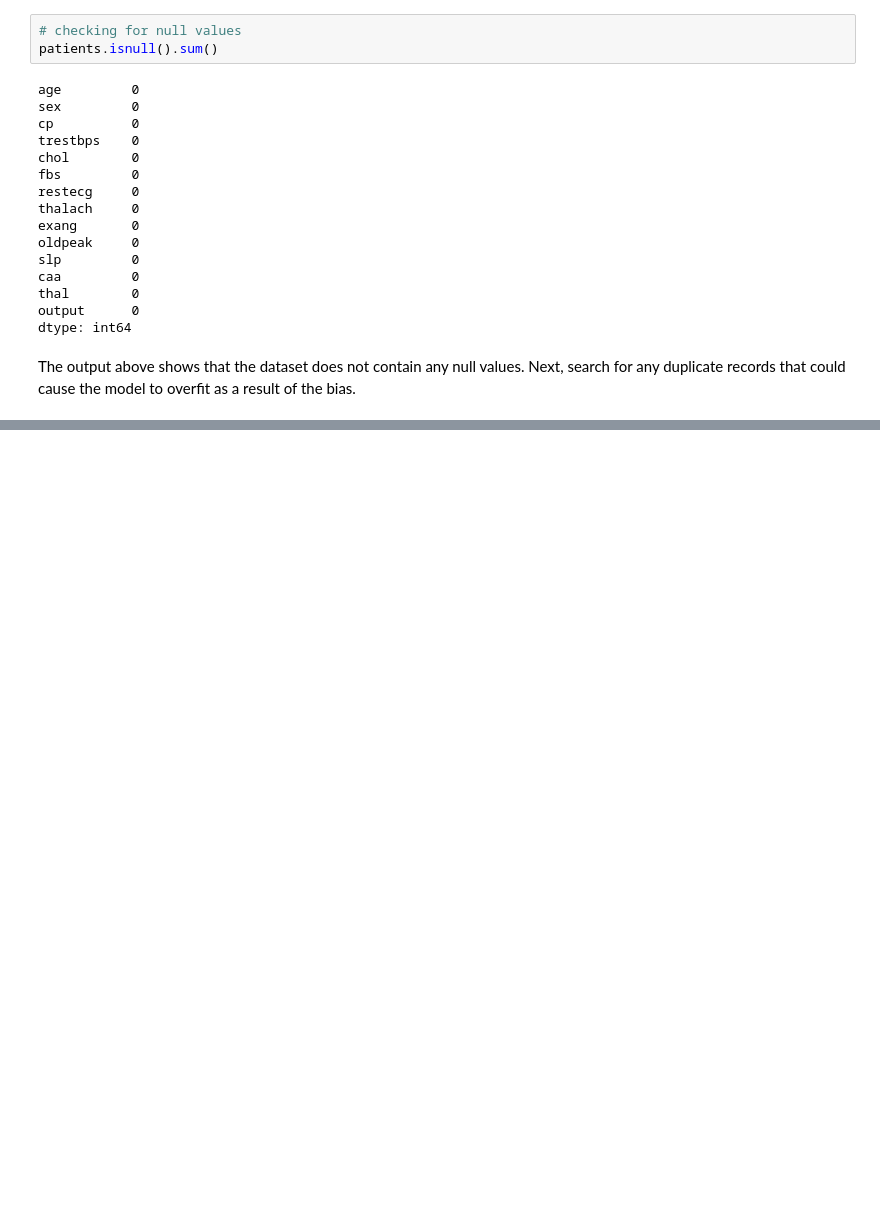
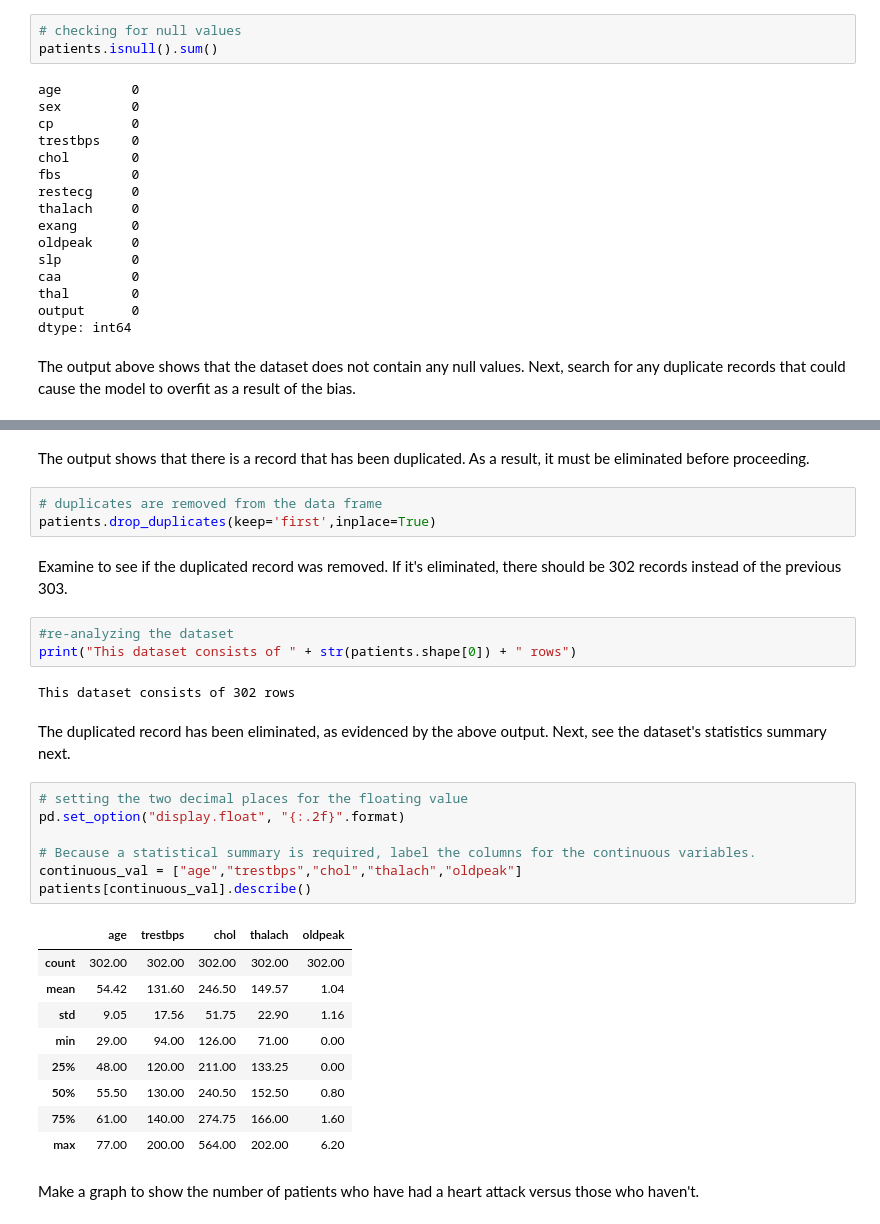
Before and after one commit to nethmi-1997/ML_Assignment2_IT19014296_IT19064932_IT19032252_IT19011912, a Jupyter notebook: heart-attack-prediction-IT19032252.ipynb, the cells around one changed output, grey strips where cells are left out. Cells and saved outputs as stored; diff of their text form; blank space fills up the shorter version.

```diff
--- a/heart-attack-prediction-IT19032252.ipynb
+++ b/heart-attack-prediction-IT19032252.ipynb
@@ -221,0 +228,34 @@ Next, search for any duplicate records that could cause the model to overfit as
+# %% [markdown]
+The output shows that there is a record that has been duplicated. As a result, it must be eliminated before proceeding.
+# %%
+# duplicates are removed from the data frame
+patients.drop_duplicates(keep='first',inplace=True)
+# %% [markdown]
+Examine to see if the duplicated record was removed. If it's eliminated, there should be 302 records instead of the previous 303.
+# %%
+#re-analyzing the dataset
+print("This dataset consists of " + str(patients.shape[0]) + " rows")
+# %% [output]
+This dataset consists of 302 rows
+# %% [markdown]
+The duplicated record has been eliminated, as evidenced by the above output.
+Next, see the dataset's statistics summary next.
+# %%
+# setting the two decimal places for the floating value
+pd.set_option("display.float", "{:.2f}".format)
+
+# Because a statistical summary is required, label the columns for the continuous variables.
+continuous_val = ["age","trestbps","chol","thalach","oldpeak"]
+patients[continuous_val].describe()
+# %% [output]
+|  | age | trestbps | chol | thalach | oldpeak |
+| count | 302.00 | 302.00 | 302.00 | 302.00 | 302.00 |
+| mean | 54.42 | 131.60 | 246.50 | 149.57 | 1.04 |
+| std | 9.05 | 17.56 | 51.75 | 22.90 | 1.16 |
+| min | 29.00 | 94.00 | 126.00 | 71.00 | 0.00 |
+| 25% | 48.00 | 120.00 | 211.00 | 133.25 | 0.00 |
+| 50% | 55.50 | 130.00 | 240.50 | 152.50 | 0.80 |
+| 75% | 61.00 | 140.00 | 274.75 | 166.00 | 1.60 |
+| max | 77.00 | 200.00 | 564.00 | 202.00 | 6.20 |
+# %% [markdown]
+Make a graph to show the number of patients who have had a heart attack versus those who haven't.
```
Also changed, not shown: parts of 3 cells of this notebook.
